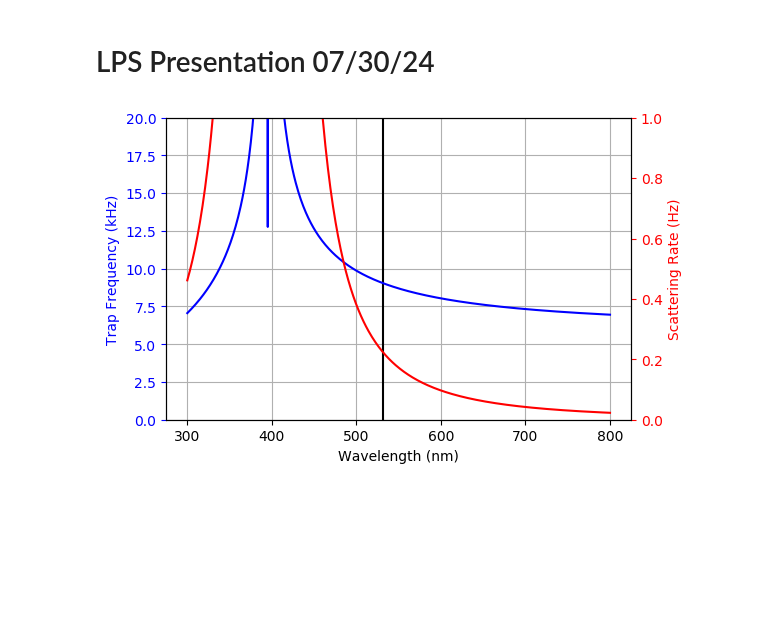
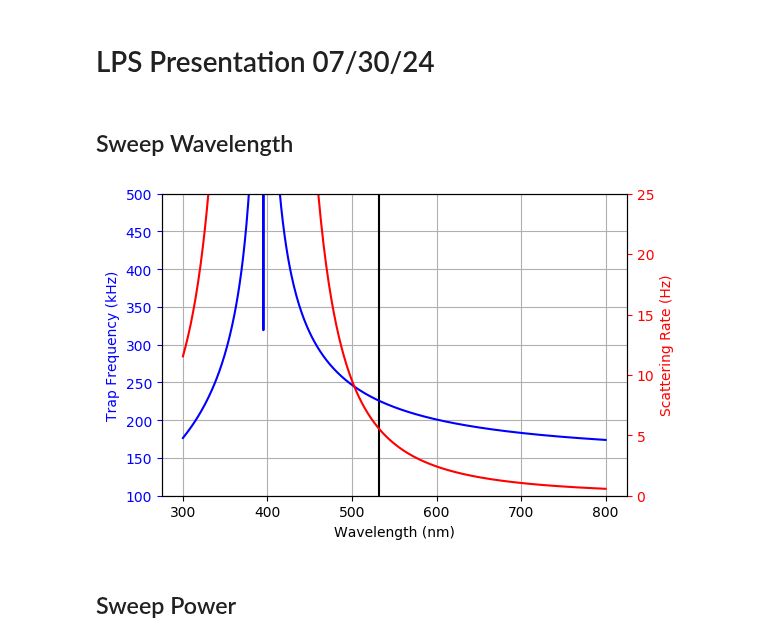
Before and after one commit to SQRLab/BladeRunner, a Jupyter notebook: Tweezers/TweezerFigures.ipynb, the cells around one changed output. Cells and saved outputs as stored; diff of their text form; code cells hidden in the pictures; blank space fills up the shorter version.

Commit message:
added more figures for lps

```diff
--- a/Tweezers/TweezerFigures.ipynb
+++ b/Tweezers/TweezerFigures.ipynb
@@ -68,34 +69,38 @@ df = pd.read_csv('S_P_only.csv',sep = ",",encoding='UTF-8')
 lambdares = np.array(df["wavelength (nm)"])*1e-9
 omegares = 2*pi*c/lambdares
 linewidths = np.array(df["A_ki (s^-1)"])
+# %% [markdown]
+## Sweep Wavelength
 # %%
 lams = np.linspace(300,800,500)*1e-9
 omegas_twzs = 2*pi*c/lams
 Popt = 50e-3
-w0s = 5e-6
+w0 = 1e-6
 
-w_twz_r,w_twz_a = tweezer_optical_potential_to_trap_frequency(omegas_twzs,linewidths,omegares,Popt,w0s,m)
-s = scattering(omegas_twzs,linewidths,omegares,Popt,w0s)
+w_twz_r,w_twz_a = tweezer_optical_potential_to_trap_frequency(lams,linewidths,omegares,Popt,w0,m)
+s = scattering(omegas_twzs,linewidths,omegares,Popt,w0)
 # %%
 fig,ax = plt.subplots(1,1,dpi=100)
 
 ax.plot(lams*1e9,w_twz_r*1e-3/(2*np.pi),'b')
-ax.vlines(532,0,20,'k')
+ax.vlines(532,100,1000,'k')
 
 ax2=ax.twinx()
 ax2.plot(lams*1e9,s,'r')
 
-ax.set_ylim(0,20)
-ax2.set_ylim(0,1)
+ax.set_ylim(100,500)
+ax2.set_ylim(0,25)
 
 ax.set_xlabel('Wavelength (nm)')
 ax.set_ylabel('Trap Frequency (kHz)',color='b')
 ax2.set_ylabel('Scattering Rate (Hz)',color='r')
 
 ax.tick_params(axis='y', colors='b')
 ax2.tick_params(axis='y', colors='r')
 
 ax.grid()
 plt.show()
 # %% [output]
-[figure, old version]
+[figure, new version]
+# %% [markdown]
+## Sweep Power
```
Also changed, not shown: parts of 16 cells of this notebook, 2 other files.
